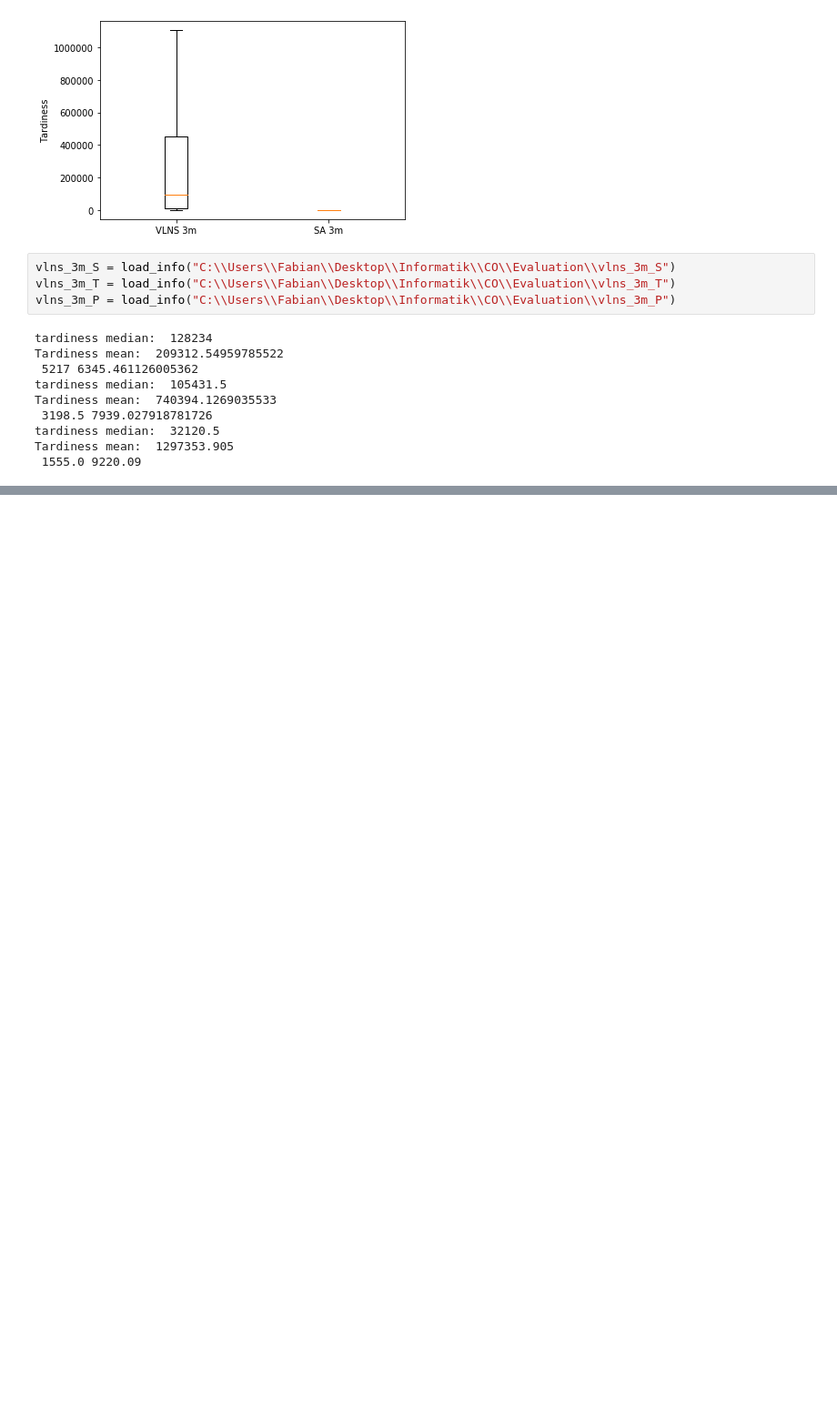
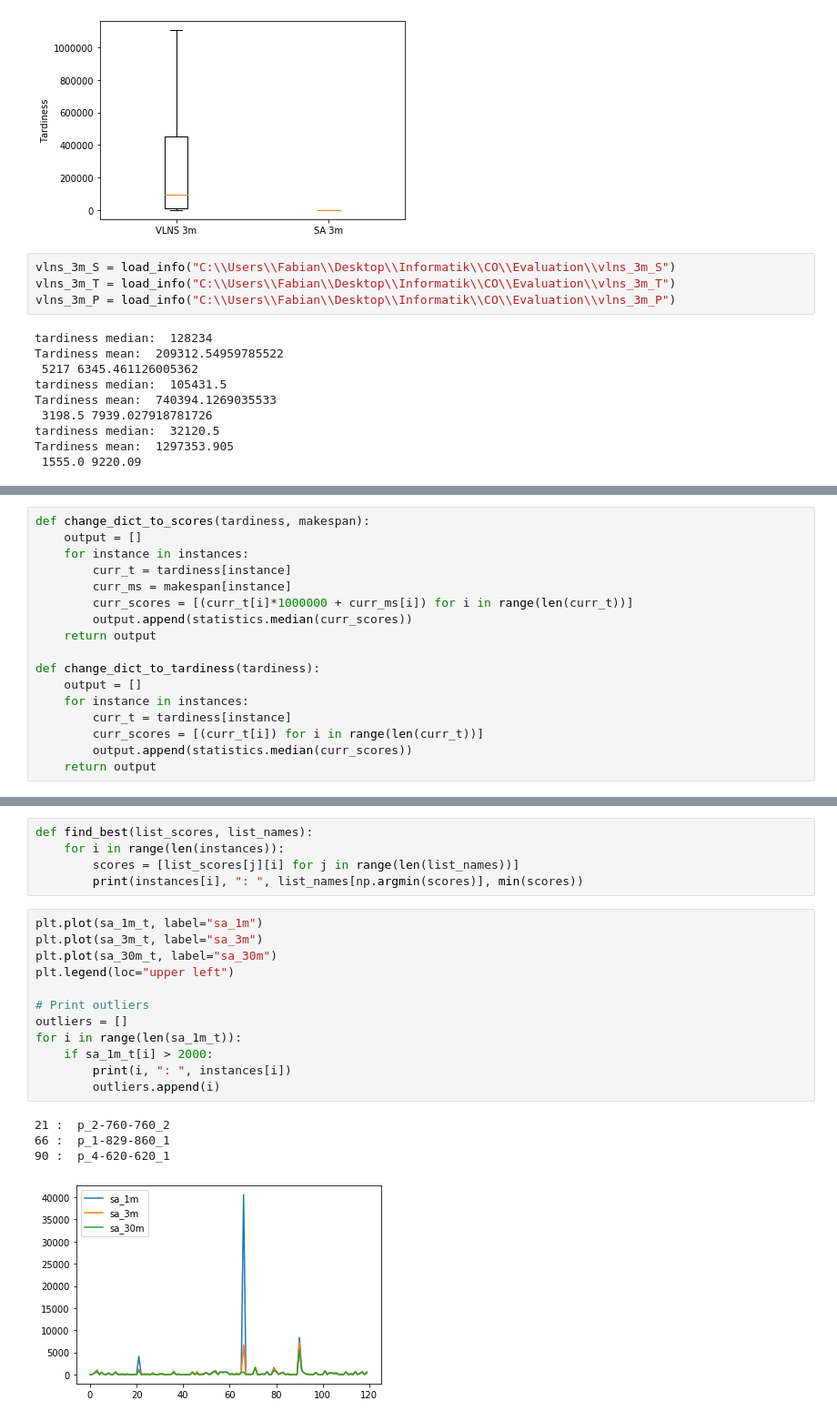
Before and after one commit to ocatias/Metaheuristic-UPMS, a Jupyter notebook: Notebooks/FigureNotebooks.ipynb, the cells around one changed output, grey strips where cells are left out. Shown at 91% size. Drawn from its saved outputs; the diff is of its cells as text; blank space fills up the shorter version.

```diff
--- a/Notebooks/FigureNotebooks.ipynb
+++ b/Notebooks/FigureNotebooks.ipynb
@@ -271,0 +284,17 @@ Tardiness mean:  1919818.4792899408
+# %%
+def change_dict_to_scores(tardiness, makespan):
+    output = []
+    for instance in instances:
+        curr_t = tardiness[instance]
+        curr_ms = makespan[instance]
+        curr_scores = [(curr_t[i]*1000000 + curr_ms[i]) for i in range(len(curr_t))]
+        output.append(statistics.median(curr_scores))
+    return output
+
+def change_dict_to_tardiness(tardiness):
+    output = []
+    for instance in instances:
+        curr_t = tardiness[instance]
+        curr_scores = [(curr_t[i]) for i in range(len(curr_t))]
+        output.append(statistics.median(curr_scores))
+    return output
@@ -271,0 +318,22 @@ Tardiness mean:  1919818.4792899408
+# %%
+def find_best(list_scores, list_names):
+    for i in range(len(instances)):
+        scores = [list_scores[j][i] for j in range(len(list_names))]
+        print(instances[i], ": ", list_names[np.argmin(scores)], min(scores))
+# %%
+plt.plot(sa_1m_t, label="sa_1m")
+plt.plot(sa_3m_t, label="sa_3m")
+plt.plot(sa_30m_t, label="sa_30m")
+plt.legend(loc="upper left")
+
+# Print outliers
+outliers = []
+for i in range(len(sa_1m_t)):
+    if sa_1m_t[i] > 2000:
+        print(i, ": ", instances[i])
+        outliers.append(i)
+# %% [output]
+21 :  p_2-760-760_2
+66 :  p_1-829-860_1
+90 :  p_4-620-620_1
+[figure, added]
```
Also changed, not shown: parts of 12 cells of this notebook.
